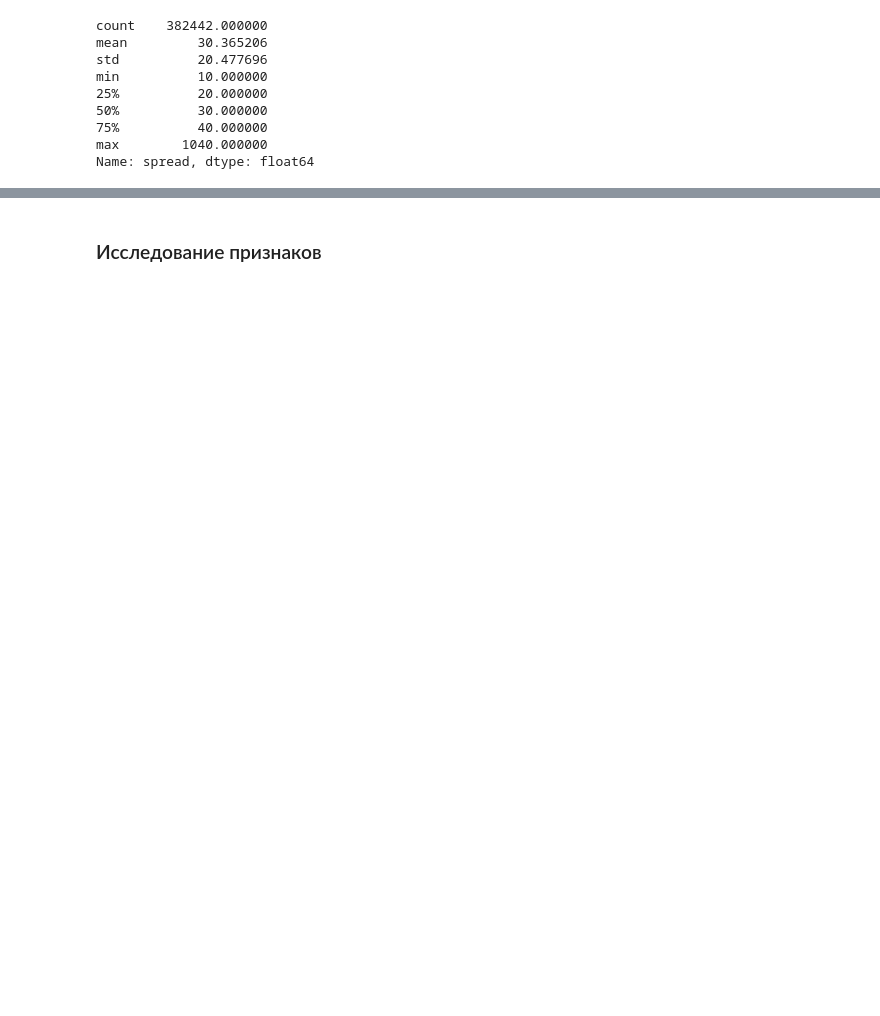
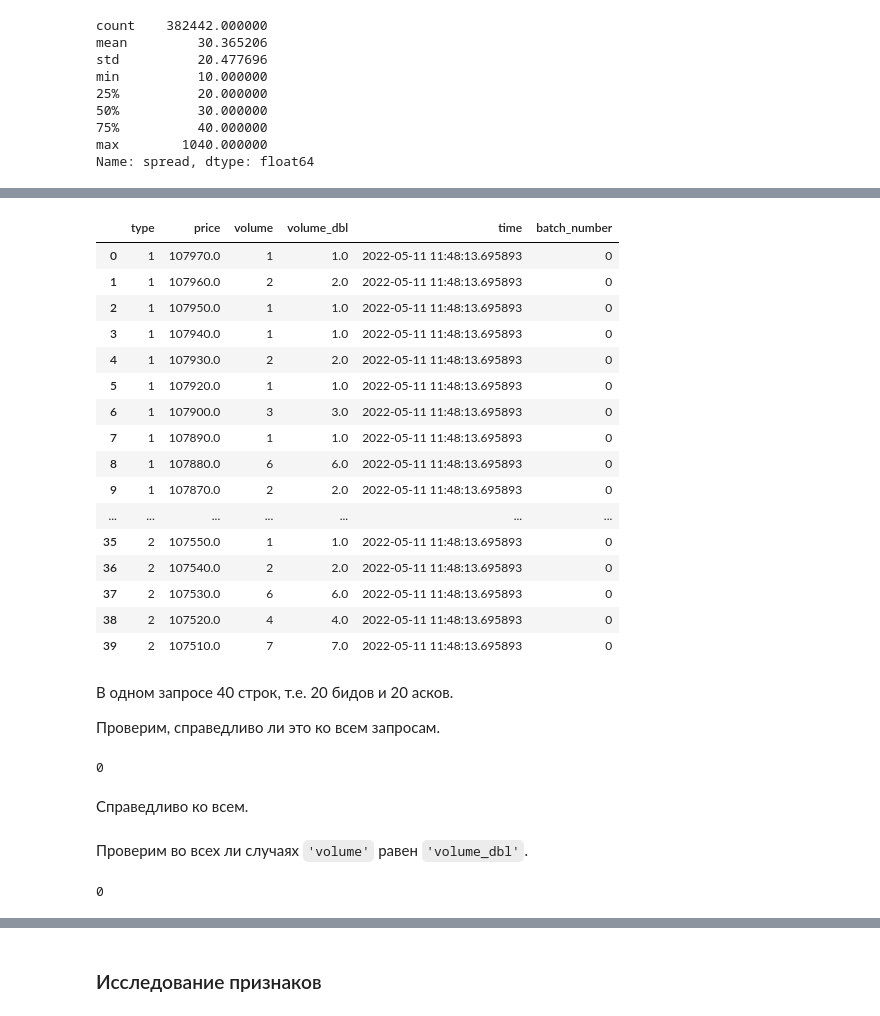
Before and after one commit to snakerzr/time_and_sales_prediction_exploration, a Jupyter notebook: Ticks.ipynb, the cells around one changed output, grey strips where cells are left out. Saved outputs shown, nothing was run; the diff lists cells and outputs as text; code cells hidden in the pictures; blank space fills up the shorter version.

Commit message:
Added market_book preprocessing, merging ticks and market book info

```diff
--- a/Ticks.ipynb
+++ b/Ticks.ipynb
@@ -401,0 +334,3 @@ Name: spread, dtype: float64
+# %%
+df_mb = pd.read_csv('data/market_book.csv',index_col=0)
+df_mb.head()
@@ -401,0 +344,36 @@ Name: spread, dtype: float64
+# %%
+df_mb.head(40)
+# %% [output]
+|  | type | price | volume | volume_dbl | time | batch_number |
+| 0 | 1 | 107970.0 | 1 | 1.0 | 2022-05-11 11:48:13.695893 | 0 |
+| 1 | 1 | 107960.0 | 2 | 2.0 | 2022-05-11 11:48:13.695893 | 0 |
+| 2 | 1 | 107950.0 | 1 | 1.0 | 2022-05-11 11:48:13.695893 | 0 |
+| 3 | 1 | 107940.0 | 1 | 1.0 | 2022-05-11 11:48:13.695893 | 0 |
+| 4 | 1 | 107930.0 | 2 | 2.0 | 2022-05-11 11:48:13.695893 | 0 |
+| 5 | 1 | 107920.0 | 1 | 1.0 | 2022-05-11 11:48:13.695893 | 0 |
+| 6 | 1 | 107900.0 | 3 | 3.0 | 2022-05-11 11:48:13.695893 | 0 |
+| 7 | 1 | 107890.0 | 1 | 1.0 | 2022-05-11 11:48:13.695893 | 0 |
+| 8 | 1 | 107880.0 | 6 | 6.0 | 2022-05-11 11:48:13.695893 | 0 |
+| 9 | 1 | 107870.0 | 2 | 2.0 | 2022-05-11 11:48:13.695893 | 0 |
+| ... | ... | ... | ... | ... | ... | ... |
+| 35 | 2 | 107550.0 | 1 | 1.0 | 2022-05-11 11:48:13.695893 | 0 |
+| 36 | 2 | 107540.0 | 2 | 2.0 | 2022-05-11 11:48:13.695893 | 0 |
+| 37 | 2 | 107530.0 | 6 | 6.0 | 2022-05-11 11:48:13.695893 | 0 |
+| 38 | 2 | 107520.0 | 4 | 4.0 | 2022-05-11 11:48:13.695893 | 0 |
+| 39 | 2 | 107510.0 | 7 | 7.0 | 2022-05-11 11:48:13.695893 | 0 |
+# %% [markdown]
+В одном запросе 40 строк, т.е. 20 бидов и 20 асков.
+
+Проверим, справедливо ли это ко всем запросам.
+# %%
+(df_mb.groupby('batch_number')['price'].count() != 40).sum()
+# %% [output]
+0
+# %% [markdown]
+Справедливо ко всем.
+# %% [markdown]
+Проверим во всех ли случаях `'volume'` равен `'volume_dbl'`.
+# %%
+(df_mb['volume'] != df_mb['volume_dbl']).sum()
+# %% [output]
+0
```
Also changed, not shown: parts of 61 cells of this notebook.
